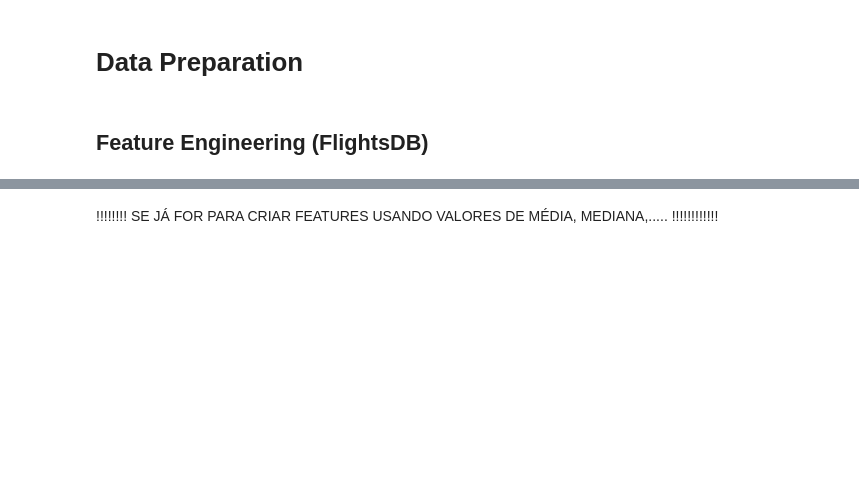
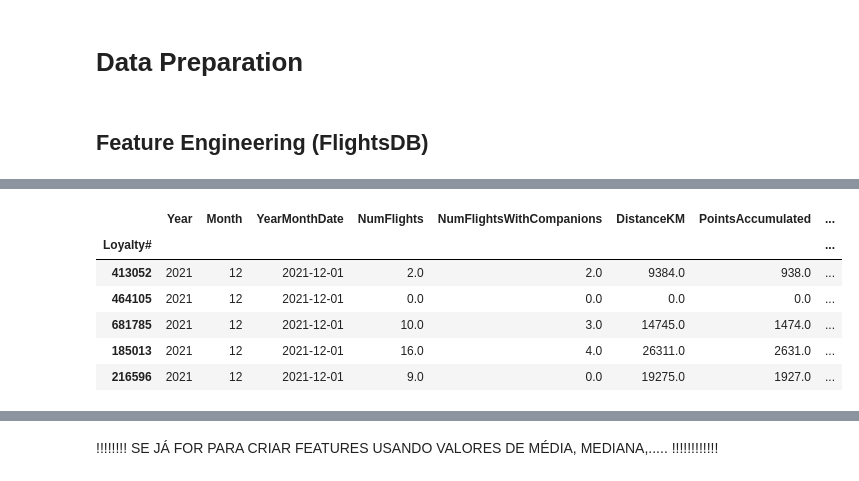
Before and after one commit to lourenco500/Data-Mining-Project, a Jupyter notebook: Feature_Engineering(Data Preprocessing).ipynb, the cells around one changed output, grey strips where cells are left out. Saved outputs shown, nothing was run; the diff lists cells and outputs as text; code cells hidden in the pictures; blank space fills up the shorter version.

```diff
--- a/Feature_Engineering(Data Preprocessing).ipynb
+++ b/Feature_Engineering(Data Preprocessing).ipynb
@@ -27,9 +27,9 @@ sns.set()
 # %% [markdown]
 Import the datasets from csv files using commas as separators of the columns and setting the unique customer identifier as the index of both columns.
 # %%
-flightsDB = pd.read_csv('DM_AIAI_FlightsDB.csv', sep = ",", index_col= "Loyalty#")
-customerDB = pd.read_csv('DM_AIAI_CustomerDB.csv', sep = ",", index_col= "Loyalty#")
-metaData = pd.read_csv('DM_AIAI_Metadata.csv', sep = ";", header= None)
+flightsDB = pd.read_csv('data/DM_AIAI_FlightsDB.csv', sep = ",", index_col= "Loyalty#")
+customerDB = pd.read_csv('data/DM_AIAI_CustomerDB.csv', sep = ",", index_col= "Loyalty#")
+metaData = pd.read_csv('data/DM_AIAI_Metadata.csv', sep = ";", header= None)
 # %% [markdown]
 Remove the 'Unnamed' column referring to a sequential numbering of the rows, as we set the column "Loyalty#" as the index
 # %%
@@ -75,15 +90,3 @@ customerDB
 # Data Preparation
 # %% [markdown]
 ## Feature Engineering (FlightsDB)
-# %%
-# AvgDistancePerFlight = DistanceKM / NumFlights
-flightsDB['AvgDistancePerFlight'] = flightsDB['DistanceKM'] / flightsDB['NumFlights']
-
-#PropFlightsWithCompanions = NumFlightsWithCompanions / NumFlights
-flightsDB['PropFlightsWithCompanions'] = flightsDB['NumFlightsWithCompanions'] / flightsDB['NumFlights']
-
-#NetPoints = PointsAccumulated - PointsRedeemed
-flightsDB['NetPoints'] = flightsDB['PointsAccumulated'] - flightsDB['PointsRedeemed']
-
-#DollarPerPoint = DollarCostPointsRedeemed / PointsRedeemed
-flightsDB['DollarPerPoint'] = flightsDB['DollarCostPointsRedeemed'] / flightsDB['PointsRedeemed']
@@ -89,0 +121,56 @@ flightsDB['DollarPerPoint'] = flightsDB['DollarCostPointsRedeemed'] / flightsDB[
+# %%
+# Convert 'YearMonthDate' to datetime
+flightsDB['YearMonthDate'] = pd.to_datetime(flightsDB['YearMonthDate'])
+
+# Get the latest date in the dataset
+latest_date = flightsDB['YearMonthDate'].max()
+# Group by Loyalty# to have easy access to customer-level data
+grouped = flightsDB.groupby('Loyalty#')
+
+# Outstanding points
+flightsDB['Outstanding_Points'] = flightsDB['PointsAccumulated'] - flightsDB['PointsRedeemed']
+
+# Points redemption ratio
+flightsDB['PointsRedemptionRatio'] = flightsDB['PointsRedeemed'] / (flightsDB['PointsAccumulated'] + 1e-6)
+
+# High value traveler (example: 75th percentile threshold)
+threshold_distance = flightsDB['DistanceKM'].quantile(0.75)
+flightsDB['HighValueTraveler'] = flightsDB['DistanceKM'] > threshold_distance
+
+# Average distance per flight
+flightsDB['AvgDistancePerFlight'] = flightsDB['DistanceKM'] / (flightsDB['NumFlights'] + 1e-6)
+
+# Average flights per month
+flightsDB['AvgFlightsPerMonth'] = grouped['NumFlights'].mean()
+
+# Average points per flight
+flightsDB['AvgPointsPerFlight'] = flightsDB['PointsAccumulated'] / (flightsDB['NumFlights'] + 1e-6)
+
+# Average points redeemed per flight
+flightsDB['AvgPointsRedeemedPerFlight'] = flightsDB['PointsRedeemed'] / (flightsDB['NumFlights'] + 1e-6)
+
+# Flight with companion ratio
+flightsDB['FlightWithCompanionRatio'] = grouped.apply(lambda x: x['NumFlightsWithCompanions'].sum() / (x['NumFlights'].sum() + 1e-6))
+
+# Flights in last 6 months
+six_months_ago = latest_date - pd.DateOffset(months=6)
+flights_last_6m = flightsDB[flightsDB['YearMonthDate'] >= six_months_ago].groupby('Loyalty#')['NumFlights'].sum()
+flightsDB['FlightsLast6Months'] = flights_last_6m
+flightsDB['FlightsLast6Months'].fillna(0, inplace=True)
+
+# Flights variance
+flightsDB['FlightsVariance'] = grouped['NumFlights'].var().fillna(0)
+
+# Recency (months since last flight)
+last_flight = grouped['YearMonthDate'].max()
+flightsDB['Recency'] = (latest_date - last_flight).dt.days / 30
+flightsDB['Recency'] = flightsDB['Recency'].astype(int)
+
+# Points per flight
+flightsDB['PointsAccPerFlight'] = flightsDB['PointsAccumulated'] / (flightsDB['NumFlights'] + 1e-6)
+
+# Flights per point accumulated
+flightsDB['FlightsPerPointAccumulated'] = flightsDB['NumFlights'] / (flightsDB['PointsAccumulated'] + 1e-6)
+
+flightsDB.head()
+# %% [output]
@@ -89,0 +183,7 @@ flightsDB['DollarPerPoint'] = flightsDB['DollarCostPointsRedeemed'] / flightsDB[
+|  | Year | Month | YearMonthDate | NumFlights | NumFlightsWithCompanions | DistanceKM | PointsAccumulated | ... |
+| Loyalty# |  |  |  |  |  |  |  | ... |
+| 413052 | 2021 | 12 | 2021-12-01 | 2.0 | 2.0 | 9384.0 | 938.0 | ... |
+| 464105 | 2021 | 12 | 2021-12-01 | 0.0 | 0.0 | 0.0 | 0.0 | ... |
+| 681785 | 2021 | 12 | 2021-12-01 | 10.0 | 3.0 | 14745.0 | 1474.0 | ... |
+| 185013 | 2021 | 12 | 2021-12-01 | 16.0 | 4.0 | 26311.0 | 2631.0 | ... |
+| 216596 | 2021 | 12 | 2021-12-01 | 9.0 | 0.0 | 19275.0 | 1927.0 | ... |
```
Also changed, not shown: parts of 6 cells of this notebook, 2 other files.
